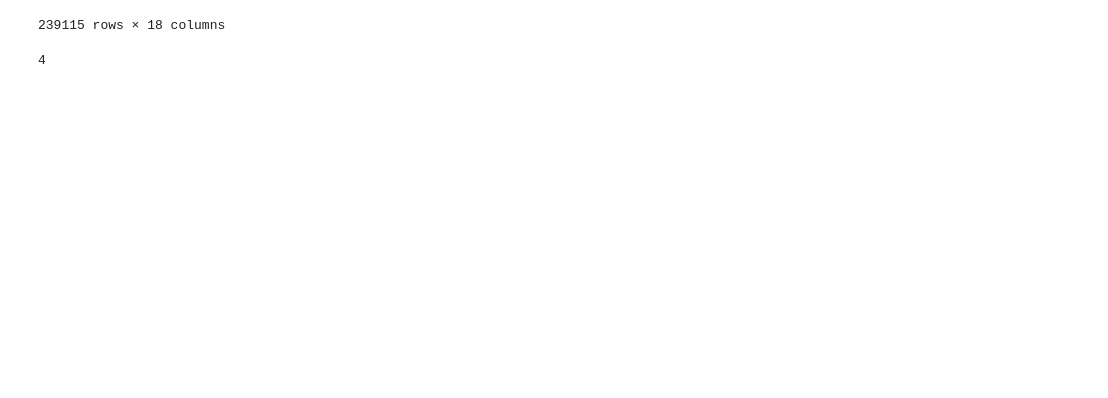
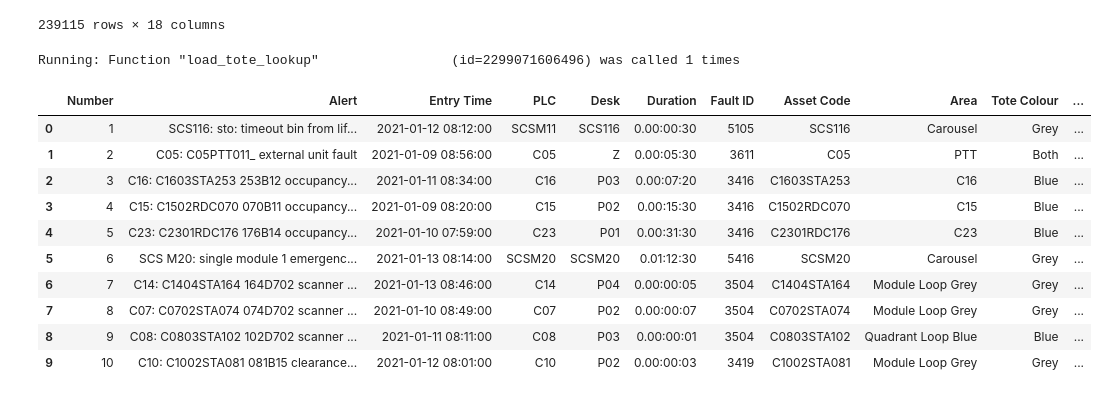
Before and after one commit to ch4413/scs, a Jupyter notebook: notebooks/Basic Model Jamie.ipynb, the cells around one changed output. Drawn from its saved outputs; the diff is of its cells as text; code cells hidden in the pictures; blank space fills up the shorter version.

```diff
--- a/notebooks/Basic Model Jamie.ipynb
+++ b/notebooks/Basic Model Jamie.ipynb
@@ -305,8 +289,3 @@ fa
 | 322041 | 79549.0 | 418195.0 | SCS112: carousel: inverter error ... | 2021-01-07 07:48:37 | SCSM11 | SCS112 | 86222.0 | 5050 | SCS112 | Carousel | ... |
 | 253291 | 241836.0 | 130631.0 | C16: C1602ACL040 040QM11 motor ci... | 2020-11-26 00:08:00 | C16 | P02 | 86308.0 | 3430 | C1602ACL040 | C16 | ... |
 239115 rows × 18 columns
-# %%
-weights = [[1],[0.7,0.2,0.1],[1],[0.7,0.2,0.1]]
-len(weights)
-# %% [output]
-4
@@ -312,0 +334,18 @@ len(weights)
+# %%
+fa_processed,unmapped = feat.add_tote_colour(fa)
+# %% [output]
+Running: Function "load_tote_lookup"                 (id=2299071606496) was called 1 times
+# %%
+fa_processed
+# %% [output]
+|  | Number | Alert | Entry Time | PLC | Desk | Duration | Fault ID | Asset Code | Area | Tote Colour | ... |
+| 0 | 1 | SCS116: sto: timeout bin from lif... | 2021-01-12 08:12:00 | SCSM11 | SCS116 | 0.00:00:30 | 5105 | SCS116 | Carousel | Grey | ... |
+| 1 | 2 | C05: C05PTT011_ external unit fault | 2021-01-09 08:56:00 | C05 | Z | 0.00:05:30 | 3611 | C05 | PTT | Both | ... |
+| 2 | 3 | C16: C1603STA253 253B12 occupancy... | 2021-01-11 08:34:00 | C16 | P03 | 0.00:07:20 | 3416 | C1603STA253 | C16 | Blue | ... |
+| 3 | 4 | C15: C1502RDC070 070B11 occupancy... | 2021-01-09 08:20:00 | C15 | P02 | 0.00:15:30 | 3416 | C1502RDC070 | C15 | Blue | ... |
+| 4 | 5 | C23: C2301RDC176 176B14 occupancy... | 2021-01-10 07:59:00 | C23 | P01 | 0.00:31:30 | 3416 | C2301RDC176 | C23 | Blue | ... |
+| 5 | 6 | SCS M20: single module 1 emergenc... | 2021-01-13 08:14:00 | SCSM20 | SCSM20 | 0.01:12:30 | 5416 | SCSM20 | Carousel | Grey | ... |
+| 6 | 7 | C14: C1404STA164 164D702 scanner ... | 2021-01-13 08:46:00 | C14 | P04 | 0.00:00:05 | 3504 | C1404STA164 | Module Loop Grey | Grey | ... |
+| 7 | 8 | C07: C0702STA074 074D702 scanner ... | 2021-01-10 08:49:00 | C07 | P02 | 0.00:00:07 | 3504 | C0702STA074 | Module Loop Grey | Grey | ... |
+| 8 | 9 | C08: C0803STA102 102D702 scanner ... | 2021-01-11 08:11:00 | C08 | P03 | 0.00:00:01 | 3504 | C0803STA102 | Quadrant Loop Blue | Blue | ... |
+| 9 | 10 | C10: C1002STA081 081B15 clearance... | 2021-01-12 08:01:00 | C10 | P02 | 0.00:00:03 | 3419 | C1002STA081 | Module Loop Grey | Grey | ... |
```
Also changed, not shown: parts of 6 cells of this notebook, 5 other files.
